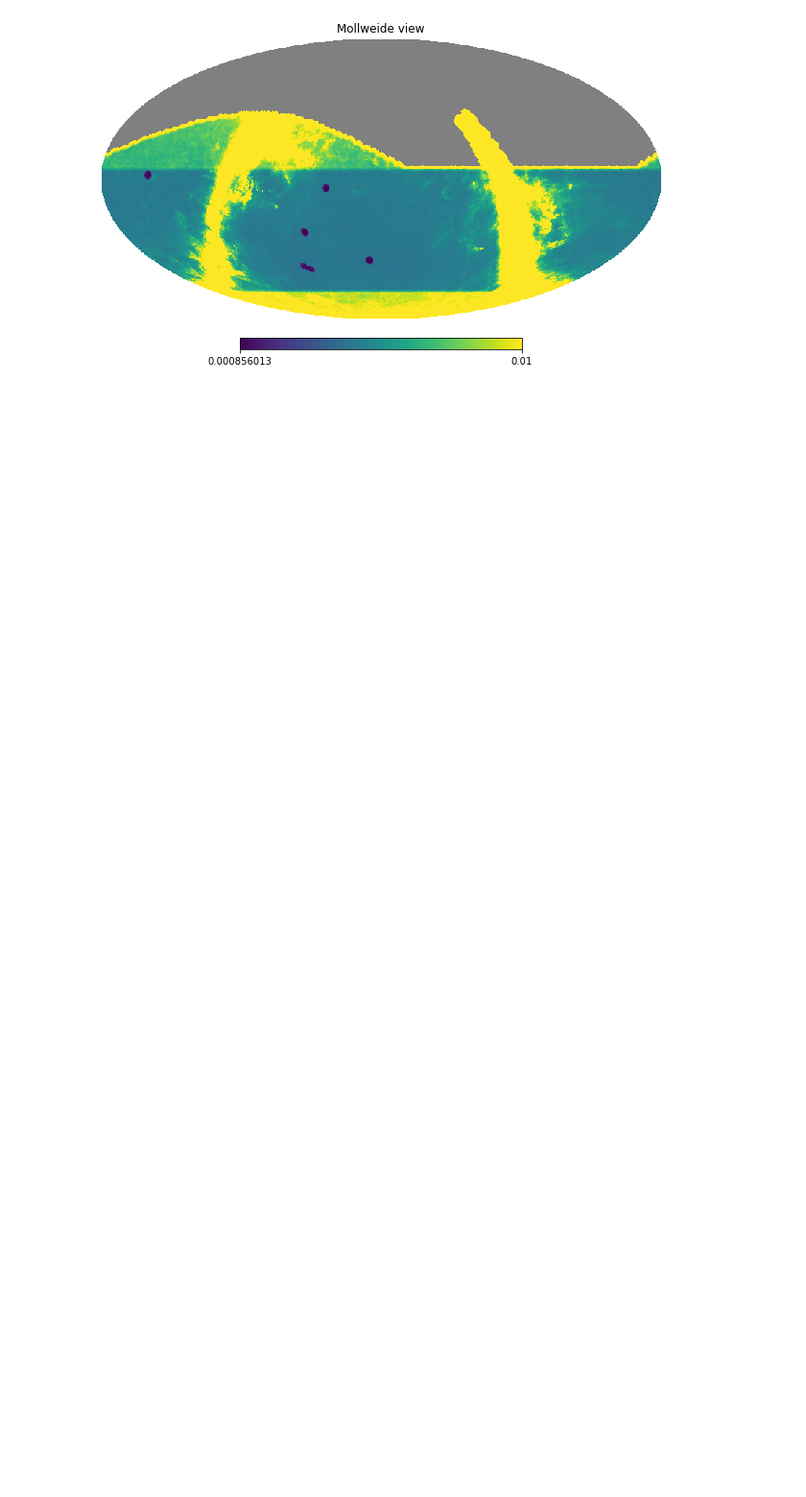
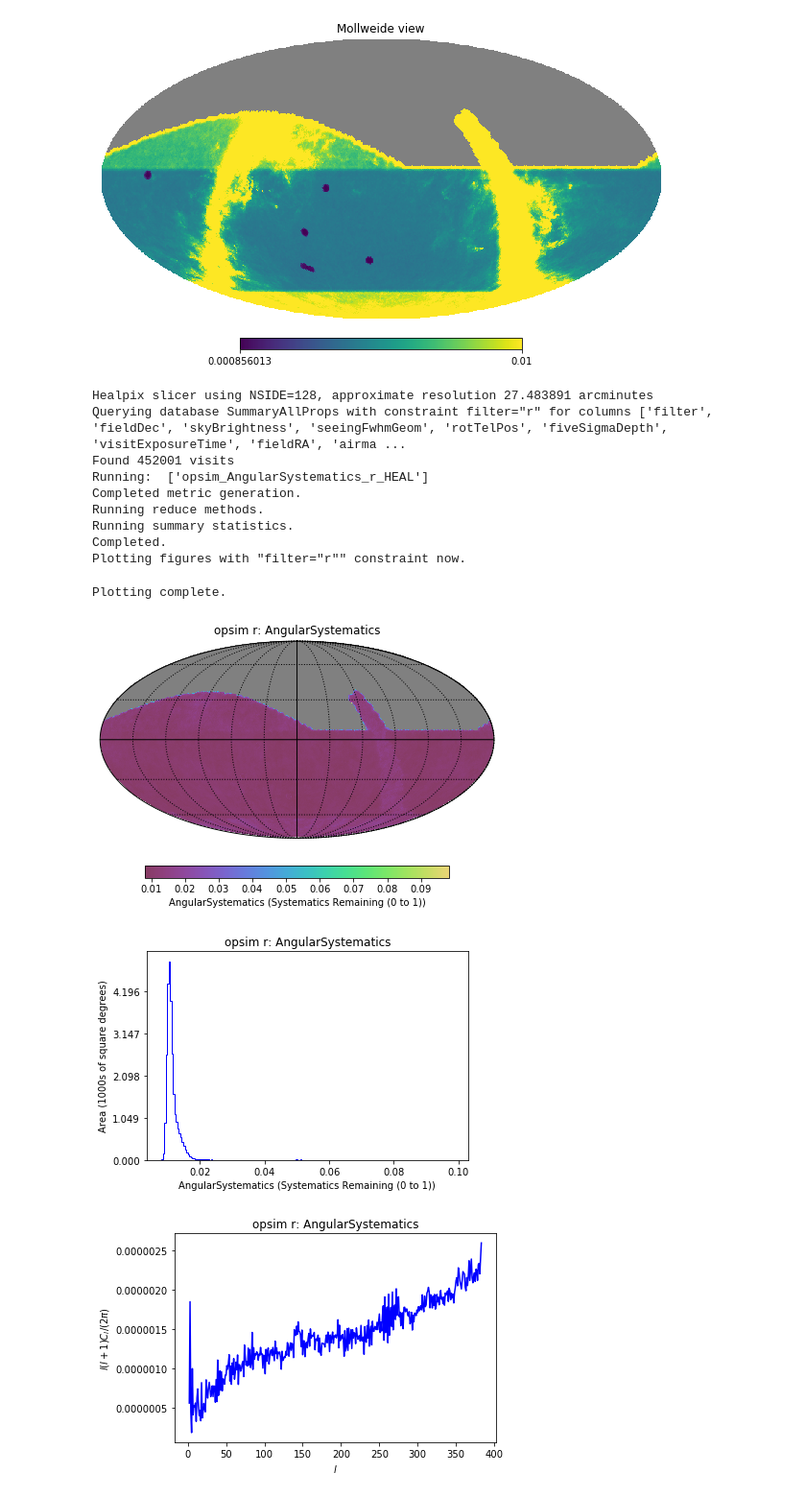
Before and after one commit to yoachim/21_Scratch, a Jupyter notebook: shape_metric/measure_shape_metric.ipynb, the cells around one changed output. Shown at 96% size. Saved outputs shown, nothing was run; the diff lists cells and outputs as text; code cells hidden in the pictures; blank space fills up the shorter version.

```diff
--- a/shape_metric/measure_shape_metric.ipynb
+++ b/shape_metric/measure_shape_metric.ipynb
@@ -16,11 +16,13 @@ import lsst.sims.maf.stackers as stackers
 import lsst.sims.maf.metricBundles as metricBundles
 from lsst.sims.photUtils import Sed, Bandpass
 # %%
+# XXX--plan on putting this into sims_utils I think. Or maybe put in photUtils since it needs SED.
+
 class Phot_properties(object):
     """Object to hold handy values mostly calculated in sys-eng throughputs
     """
 
-    def __init__(self):
+    def __init__(self, R_v=3.1):
         # Calculate dust extinction values
         waveMins = {'u':330.,'g':403.,'r':552.,'i':691.,'z':818.,'y':950.}
         waveMaxes = {'u':403.,'g':552.,'r':691.,'i':818.,'z':922.,'y':1070.}
@@ -33,13 +35,12 @@ class Phot_properties(object):
             testbandpass = Bandpass(wavelen_min=wavelen_min, wavelen_max=wavelen_max, wavelen_step=1.0)
             testbandpass.setBandpass(wavelen=testsed.wavelen,
                                      sb=np.ones(len(testsed.wavelen)))
-            self.R_v = 3.1
             self.ref_ebv = 1.0
             # Calculate non-dust-extincted magnitude
             flatmag = testsed.calcMag(testbandpass)
             # Add dust
-            self.a, self.b = testsed.setupCCM_ab()
-            testsed.addDust(self.a, self.b, ebv=self.ref_ebv, R_v=self.R_v)
+            a, b = testsed.setupCCM_ab()
+            testsed.addDust(a, b, ebv=self.ref_ebv, R_v=R_v)
             # Calculate difference due to dust when EBV=1.0 (m_dust = m_nodust - Ax, Ax > 0)
             self.Ax1[filtername] = testsed.calcMag(testbandpass) - flatmag
 
@@ -245,3 +266,30 @@ Plotting complete.
 hp.mollview(bundleList[0].metricValues, max=1e-2)
 # %% [output]
 [figure]
+# %%
+bundleList = []
+# systematics should probably be per filter?
+sql = 'filter="r"'
+metric = Systematic_angle_metric()
+slicer = slicers.HealpixSlicer(useCache=False)
+summaryStats = []
+plotDict = {}
+bundleList.append(metricBundles.MetricBundle(metric,slicer,sql, plotDict=plotDict, summaryMetrics=summaryStats))
+bd = metricBundles.makeBundlesDictFromList(bundleList)
+bg = metricBundles.MetricBundleGroup(bd, conn, outDir=outDir, resultsDb=resultsDb)
+bg.runAll()
+bg.plotAll(closefigs=False)
+# %% [output]
+Healpix slicer using NSIDE=128, approximate resolution 27.483891 arcminutes
+Querying database SummaryAllProps with constraint filter="r" for columns ['filter', 'fieldDec', 'skyBrightness', 'seeingFwhmGeom', 'rotTelPos', 'fiveSigmaDepth', 'visitExposureTime', 'fieldRA', 'airma ...
+Found 452001 visits
+Running:  ['opsim_AngularSystematics_r_HEAL']
+Completed metric generation.
+Running reduce methods.
+Running summary statistics.
+Completed.
+Plotting figures with "filter="r"" constraint now.
+Plotting complete.
+[figure, added]
+[figure, added]
+[figure, added]
```
Also changed, not shown: parts of 9 cells of this notebook.
